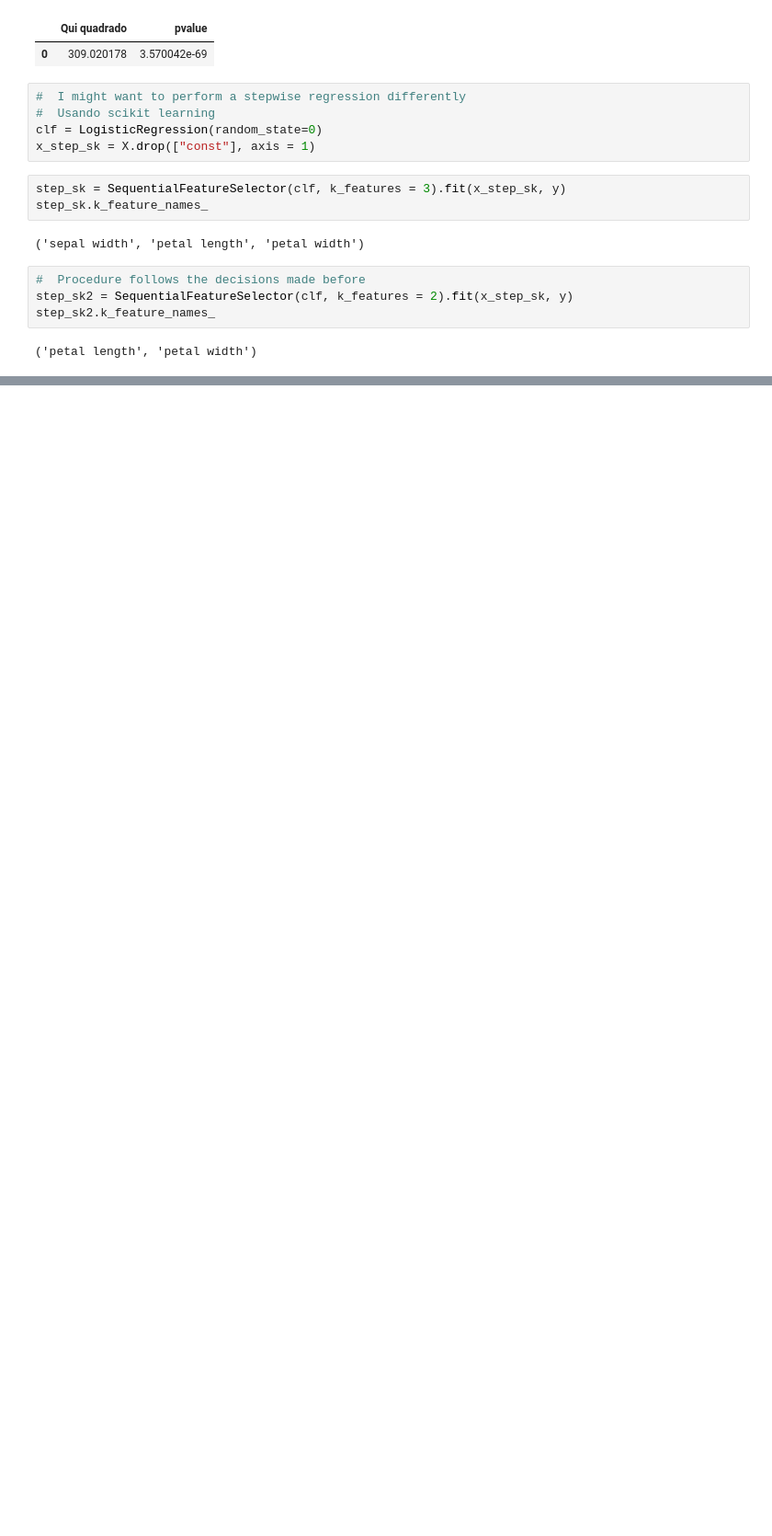
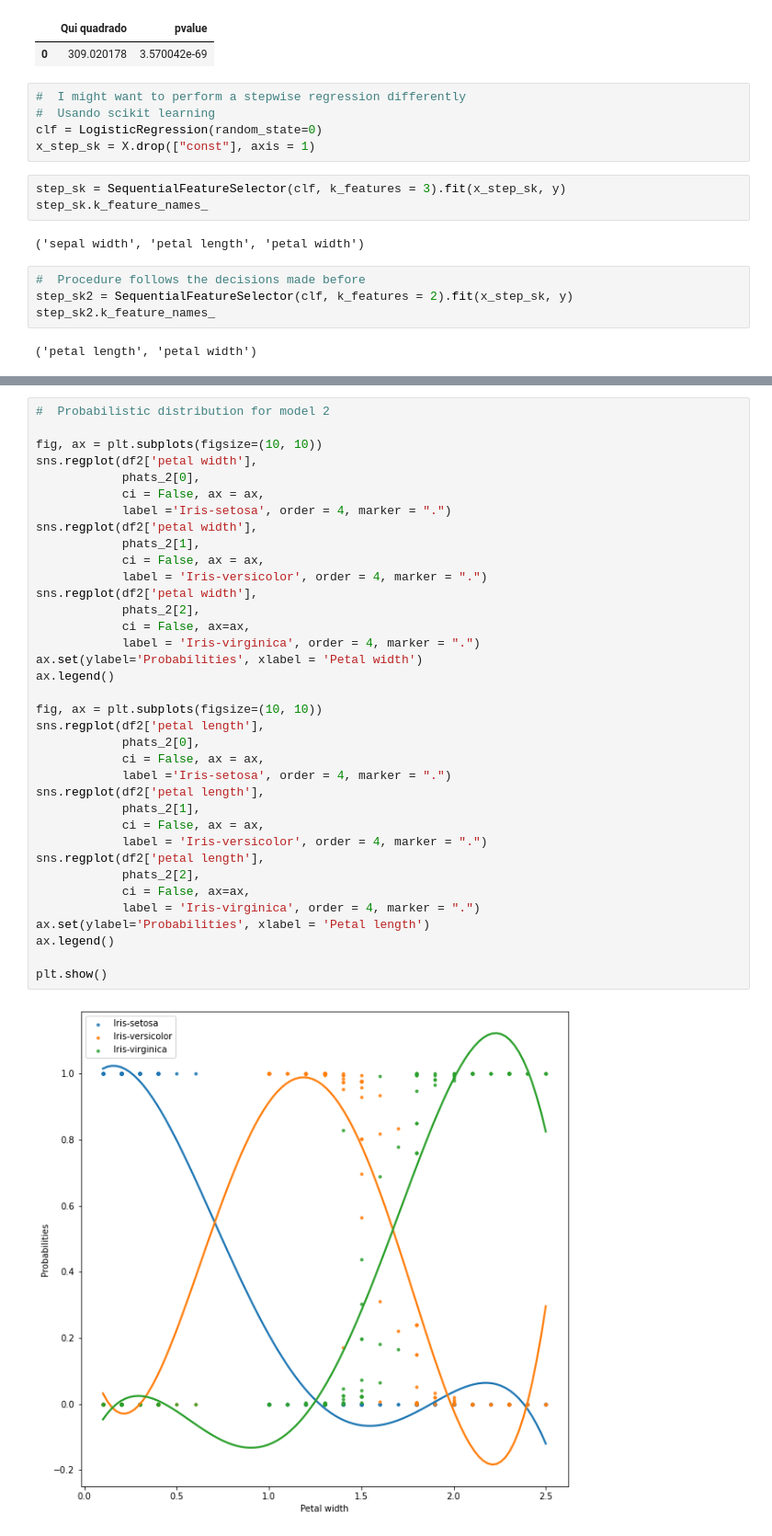
Before and after one commit to sahnonato/Iris, a Jupyter notebook: Iris - Logistic Regression.ipynb, the cells around one changed output, grey strips where cells are left out. Shown: that part at 92% size. Drawn from its saved outputs; the diff is of its cells as text; blank space fills up the shorter version.

```diff
--- a/Iris - Logistic Regression.ipynb
+++ b/Iris - Logistic Regression.ipynb
@@ -197,0 +339,38 @@ O valor de AIC para o modelo 1 é 21.266, para o modelo 2 é 26.564.
+# %%
+#  Probabilistic distribution for model 2
+
+fig, ax = plt.subplots(figsize=(10, 10))
+sns.regplot(df2['petal width'],
+            phats_2[0],
+            ci = False, ax = ax,
+            label ='Iris-setosa', order = 4, marker = ".")
+sns.regplot(df2['petal width'],
+            phats_2[1],
+            ci = False, ax = ax,
+            label = 'Iris-versicolor', order = 4, marker = ".")
+sns.regplot(df2['petal width'],
+            phats_2[2],
+            ci = False, ax=ax,
+            label = 'Iris-virginica', order = 4, marker = ".")
+ax.set(ylabel='Probabilities', xlabel = 'Petal width')
+ax.legend()
+
+fig, ax = plt.subplots(figsize=(10, 10))
+sns.regplot(df2['petal length'],
+            phats_2[0],
+            ci = False, ax = ax,
+            label ='Iris-setosa', order = 4, marker = ".")
+sns.regplot(df2['petal length'],
+            phats_2[1],
+            ci = False, ax = ax,
+            label = 'Iris-versicolor', order = 4, marker = ".")
+sns.regplot(df2['petal length'],
+            phats_2[2],
+            ci = False, ax=ax,
+            label = 'Iris-virginica', order = 4, marker = ".")
+ax.set(ylabel='Probabilities', xlabel = 'Petal length')
+ax.legend()
+
+plt.show()
+# %% [output]
+[figure, added]
```
Also changed, not shown: parts of 12 cells of this notebook.
